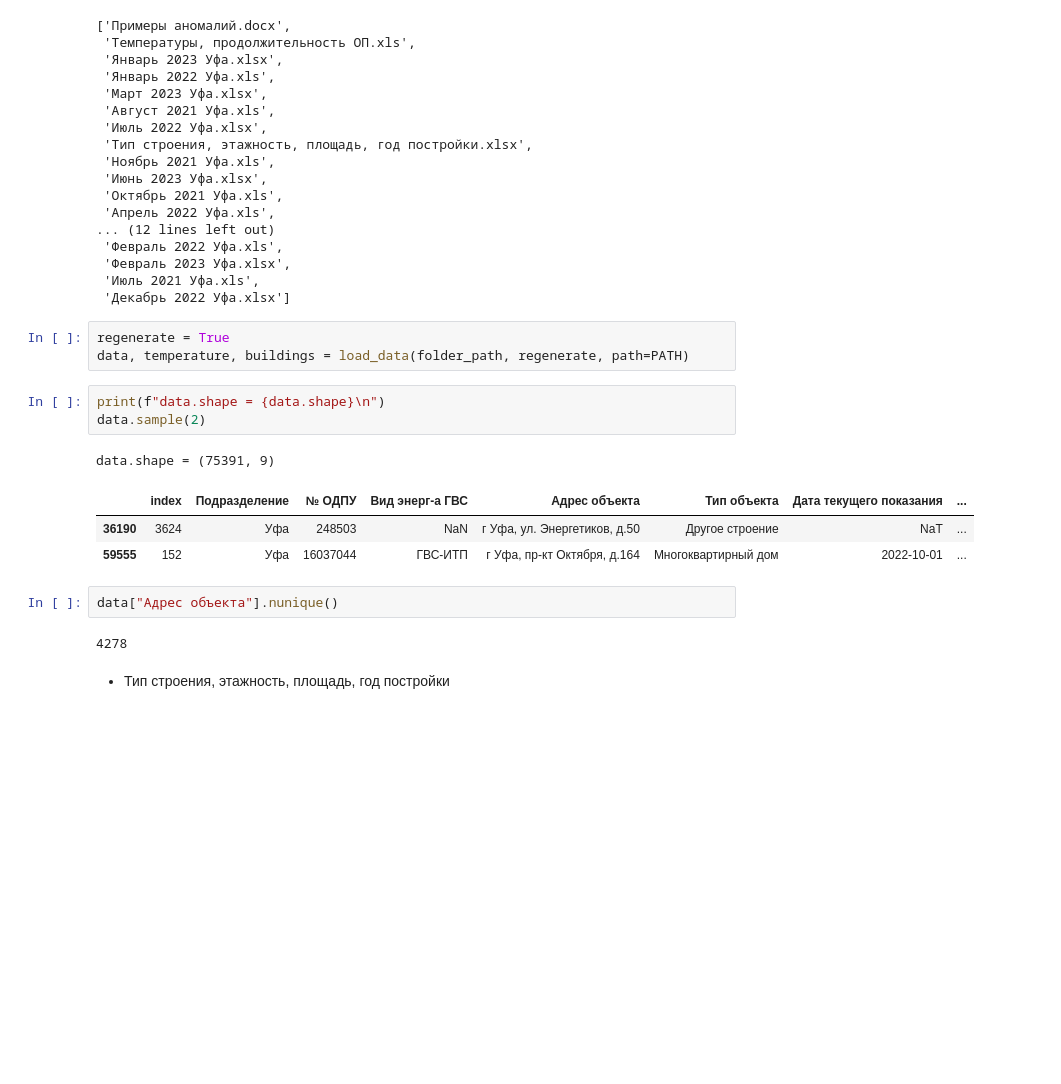
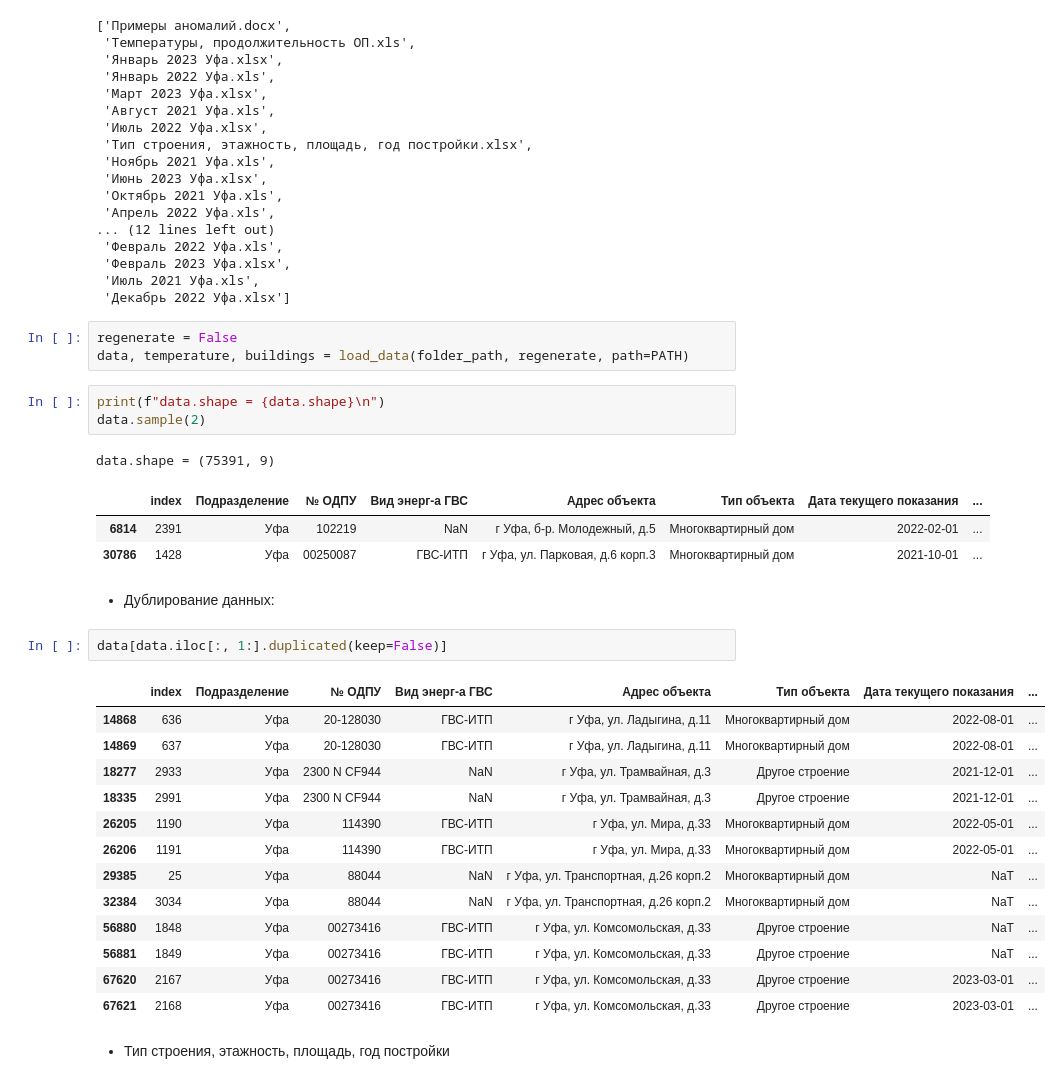
Before and after one commit to YaninaK/anomaly-detection, a Jupyter notebook: notebooks/01_EDA_&_data_preprocessing.ipynb, the cells around one changed output. Cells and saved outputs as stored; diff of their text form; blank space fills up the shorter version.

```diff
--- a/notebooks/01_EDA_&_data_preprocessing.ipynb
+++ b/notebooks/01_EDA_&_data_preprocessing.ipynb
@@ -65,7 +64,7 @@ file_names
  'Июль 2021 Уфа.xls',
  'Декабрь 2022 Уфа.xlsx']
 # %%
-regenerate = True
+regenerate = False
 data, temperature, buildings = load_data(folder_path, regenerate, path=PATH)
 # %%
 print(f"data.shape = {data.shape}\n")
@@ -73,12 +72,26 @@ data.sample(2)
 # %% [output]
 data.shape = (75391, 9)
 |  | index | Подразделение | № ОДПУ | Вид энерг-а ГВС | Адрес объекта | Тип объекта | Дата текущего показания | ... |
-| 36190 | 3624 | Уфа | 248503 | NaN | г Уфа, ул. Энергетиков, д.50 | Другое строение | NaT | ... |
-| 59555 | 152 | Уфа | 16037044 | ГВС-ИТП | г Уфа, пр-кт Октября, д.164 | Многоквартирный дом | 2022-10-01 | ... |
+| 6814 | 2391 | Уфа | 102219 | NaN | г Уфа, б-р. Молодежный, д.5 | Многоквартирный дом | 2022-02-01 | ... |
+| 30786 | 1428 | Уфа | 00250087 | ГВС-ИТП | г Уфа, ул. Парковая, д.6 корп.3 | Многоквартирный дом | 2021-10-01 | ... |
-# %%
-data["Адрес объекта"].nunique()
-# %% [output]
-4278
+# %% [markdown]
+* Дублирование данных:
+# %%
+data[data.iloc[:, 1:].duplicated(keep=False)]
+# %% [output]
+|  | index | Подразделение | № ОДПУ | Вид энерг-а ГВС | Адрес объекта | Тип объекта | Дата текущего показания | ... |
+| 14868 | 636 | Уфа | 20-128030 | ГВС-ИТП | г Уфа, ул. Ладыгина, д.11 | Многоквартирный дом | 2022-08-01 | ... |
+| 14869 | 637 | Уфа | 20-128030 | ГВС-ИТП | г Уфа, ул. Ладыгина, д.11 | Многоквартирный дом | 2022-08-01 | ... |
+| 18277 | 2933 | Уфа | 2300 N CF944 | NaN | г Уфа, ул. Трамвайная, д.3 | Другое строение | 2021-12-01 | ... |
+| 18335 | 2991 | Уфа | 2300 N CF944 | NaN | г Уфа, ул. Трамвайная, д.3 | Другое строение | 2021-12-01 | ... |
+| 26205 | 1190 | Уфа | 114390 | ГВС-ИТП | г Уфа, ул. Мира, д.33 | Многоквартирный дом | 2022-05-01 | ... |
+| 26206 | 1191 | Уфа | 114390 | ГВС-ИТП | г Уфа, ул. Мира, д.33 | Многоквартирный дом | 2022-05-01 | ... |
+| 29385 | 25 | Уфа | 88044 | NaN | г Уфа, ул. Транспортная, д.26 корп.2 | Многоквартирный дом | NaT | ... |
+| 32384 | 3034 | Уфа | 88044 | NaN | г Уфа, ул. Транспортная, д.26 корп.2 | Многоквартирный дом | NaT | ... |
+| 56880 | 1848 | Уфа | 00273416 | ГВС-ИТП | г Уфа, ул. Комсомольская, д.33 | Другое строение | NaT | ... |
+| 56881 | 1849 | Уфа | 00273416 | ГВС-ИТП | г Уфа, ул. Комсомольская, д.33 | Другое строение | NaT | ... |
+| 67620 | 2167 | Уфа | 00273416 | ГВС-ИТП | г Уфа, ул. Комсомольская, д.33 | Другое строение | 2023-03-01 | ... |
+| 67621 | 2168 | Уфа | 00273416 | ГВС-ИТП | г Уфа, ул. Комсомольская, д.33 | Другое строение | 2023-03-01 | ... |
 # %% [markdown]
 * Тип строения, этажность, площадь, год постройки
 # %%
```
Also changed, not shown: parts of 10 cells of this notebook.
